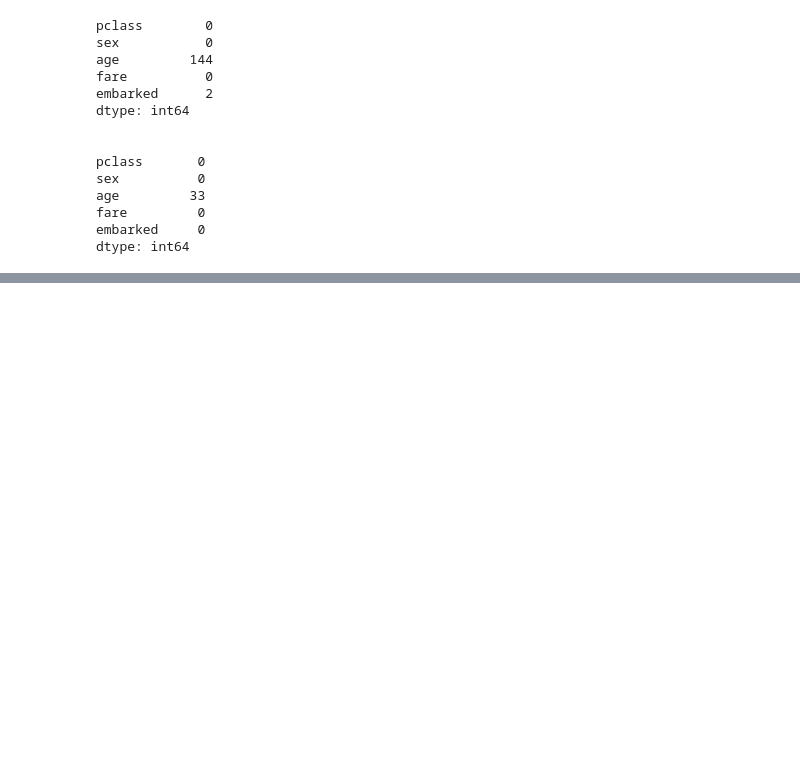
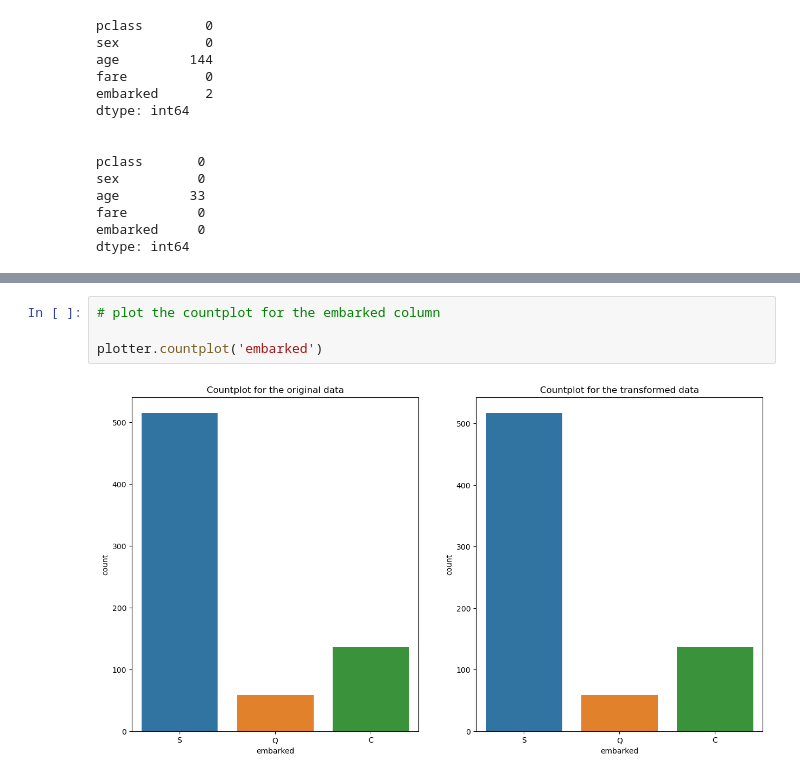
Before and after one commit to Himanshu-1703/Missing_values_imputation, a Jupyter notebook: Mean Median Imputation.ipynb, the cells around one changed output, grey strips where cells are left out. Drawn from its saved outputs; the diff is of its cells as text; blank space fills up the shorter version.

```diff
--- a/Mean Median Imputation.ipynb
+++ b/Mean Median Imputation.ipynb
@@ -140,0 +337,6 @@ MyImputer(X_train,mapper)
+# %%
+# plot the countplot for the embarked column
+
+plotter.countplot('embarked')
+# %% [output]
+[figure, added]
```
Also changed, not shown: parts of 14 cells of this notebook.
